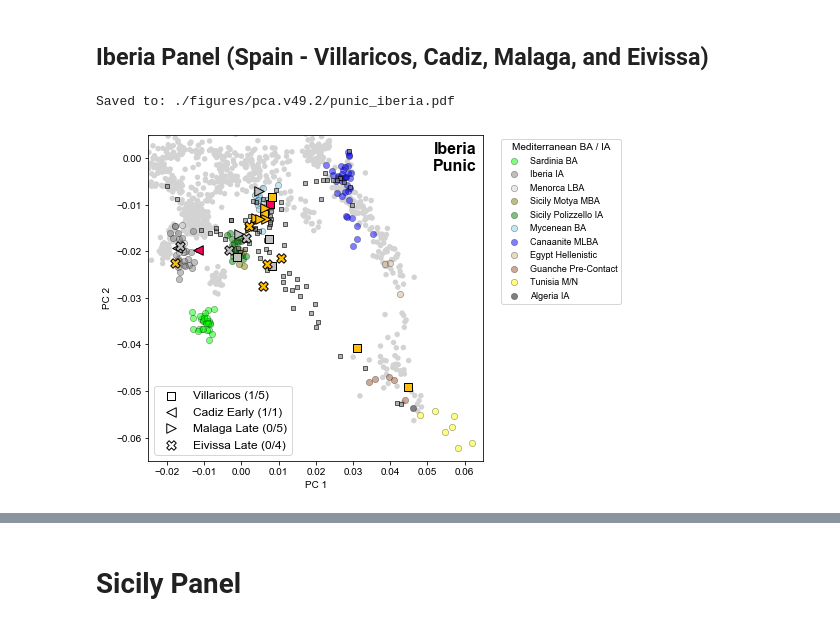
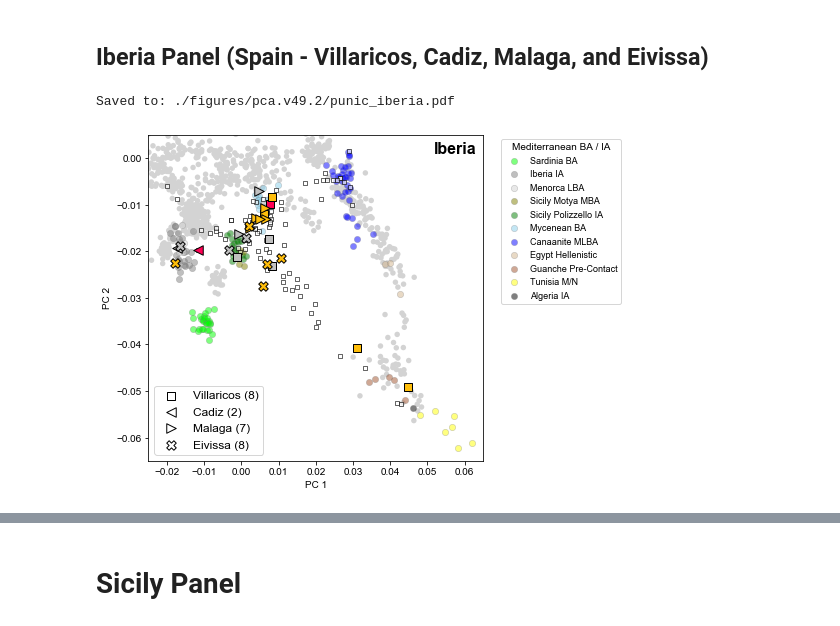
Before and after one commit to hringbauer/punic_aDNA, a Jupyter notebook: notebooks/figs/plot_pca_paper.persite.ipynb, the cells around one changed output, grey strips where cells are left out. Drawn from its saved outputs; the diff is of its cells as text; code cells hidden in the pictures.

```diff
--- a/notebooks/figs/plot_pca_paper.persite.ipynb
+++ b/notebooks/figs/plot_pca_paper.persite.ipynb
@@ -465,7 +465,7 @@ s=20
 ec="k"
 #df_iid = get_sub_iid(df, ["I14915", "I19532"], output=False)
 
-a1 = plot_pca(ax, df_pun_prop, c="gray",
+a1 = plot_pca(ax, df_pun_prop, c="white",
          legend="", ec=ec, alpha=0.6, s=s, marker="s")
 
 #a2 = plot_pca(ax, df_isp, c="dimgray",
@@ -495,7 +495,7 @@ leg1 = ax.legend([b1,b2,b3,b4], labels, fontsize=9,
 
 ### Do the Legend
 plots = [b1, c1, d1]
-legs = ["Tharros (6/4)", "Villamar (0/6)", "Monte Sirai (1/0)"]
+legs = ["Tharros (14)", "Villamar (6)", "Monte Sirai (2)"]
 l1=ax.legend(plots, legs, fontsize=12, loc="lower left",
          title="Archaeological Site", )
 l1.get_title().set_fontsize('12')
@@ -509,8 +509,8 @@ ax.set_xlim([-0.025,0.065])
 ax.set_ylim([-0.065,0.005])
 
 ### Title:
-ax.text(0.02, 0.98, "Sardinia\nPunic", weight='bold',
-        ha="left", va="top", fontsize=14, transform = ax.transAxes, zorder=20)
+ax.text(0.98, 0.98, "Sardinia", weight='bold',
+        ha="right", va="top", fontsize=14, transform = ax.transAxes, zorder=20)
 
 if len(savepath) > 0:
     plt.savefig(savepath, bbox_inches = 'tight',
@@ -558,7 +558,7 @@ leg1 = ax.legend(plots, labels, fontsize=9, title = "Mediterranean BA / IA",
 ### Plot the early Punic Samples
 s=20
 ec="k"
-a1 = plot_pca(ax, df_pun_prop, c="gray",
+a1 = plot_pca(ax, df_pun_prop, c="white",
          legend="", ec=ec, alpha=0.6, s=s, marker="s")
 
 s=60
@@ -573,7 +573,7 @@ c1, _, _, _= plot_pca_punic_series(ax, df_p, location="Carthage",  marker="o", s
 
 ### Do the Legend
 plots = [b1, c1]
-legs = ["Kerkouene (27/0)", "Carthage Late (0/2)"]
+legs = ["Kerkouene (27)", "Carthage (2)"]
 l1 = ax.legend(plots, legs, fontsize=12, loc="lower left",
          title="")
 
@@ -583,14 +583,13 @@ l1.get_title().set_fontsize('12')
 ax.add_artist(leg1)
 
 #ax.add_artist(leg1)
-
 ax.set_xlabel("PC 1")
 ax.set_ylabel("PC 2")
 ax.set_xlim([-0.025,0.065])
 ax.set_ylim([-0.065,0.005])
 
 ### Title:
-ax.text(0.98, 0.98, "North Africa\nPunic", weight='bold',
+ax.text(0.98, 0.98, "North Africa", weight='bold',
         ha="right", va="top", fontsize=16, transform = ax.transAxes, zorder=20)
 
 if len(savepath) > 0:
@@ -614,7 +611,7 @@ ax = plt.gca()
 
 ### Plot Context
 lw=0.5
-ec="k"
+ec="gray"
 s=40
 alpha=0.5
 
@@ -641,7 +638,8 @@ leg1 = ax.legend(plots, labels, fontsize=9, title = "Mediterranean BA / IA",
 
 ### Plot the early Punic Samples
 s=20
-a1 = plot_pca(ax, df_pun_prop, c="gray",
+ec="k"
+a1 = plot_pca(ax, df_pun_prop, c="white",
          legend="", ec=ec, alpha=0.6, s=s, marker="s")
 
 #a2 = plot_pca(ax, df_isp, c="dimgray",
@@ -664,45 +662,34 @@ d1,_, _, _ = plot_pca_punic_series(ax, df_p, location="Malaga",  marker=">", s=s
 
 ### Eivissa
 e1,_, _, _ = plot_pca_punic_series(ax, df_p, location="Eivissa",  marker="X", s=s*1.5,
                     c_e = c_e, c_l = c_l, ec="k", alpha=1.0)
 
-
-#idx = (df_clst["label_fine"] == "Eivissa") & (df_clst["label"] == "Punic_Late")
-#iids = df_clst[idx]["iid"].values
-#dft = get_sub_iid(df, iids, output=False)
-#b6 = plot_pca(ax, dft, c=c_l,
-#         legend="", ec=ec, alpha=0.9, s=s*1.5, marker="X")
-
-#dft = get_sub_iid(df, ["MS10614.SG"], output=False)
-#b6 = plot_pca(ax, dft, c=c_l,
-#         legend="", ec=ec, alpha=0.9, s=s*1.5, marker="X")
-
 ### Do the Legend
 plots = [b1, c1, d1, e1,]
-legs = ["Villaricos (1/5)", "Cadiz Early (1/1)",
-        "Malaga Late (0/5)", "Eivissa Late (0/4)"]
+legs = ["Villaricos (8)", "Cadiz (2)",
+        "Malaga (7)", "Eivissa (8)"]
 l1 = ax.legend(plots, legs, fontsize=12, loc="lower left",
          title="")
 l1.get_title().set_fontsize('12')
 [lgd.set_color('white') for lgd in l1.legendHandles]
 [lgd.set_edgecolor('k') for lgd in l1.legendHandles]
 ax.add_artist(leg1)
 
 ax.set_xlabel("PC 1")
 ax.set_ylabel("PC 2")
 ax.set_xlim([-0.025,0.065])
 ax.set_ylim([-0.065,0.005])
 
 ### Title:
-ax.text(0.98, 0.98, "Iberia\nPunic", weight='bold',
+ax.text(0.98, 0.98, "Iberia", weight='bold',
         ha="right", va="top", fontsize=16, transform = ax.transAxes, zorder=20)
 
 if len(savepath) > 0:
     plt.savefig(savepath, bbox_inches = 'tight',
                 pad_inches = 0, dpi=600)
     print(f"Saved to: {savepath}")
 
 plt.show()
 # %% [output]
 Saved to: ./figures/pca.v49.2/punic_iberia.pdf
-[figure, old version]
+[figure, new version]
```
Also changed, not shown: parts of 7 cells of this notebook, 7 other files.
